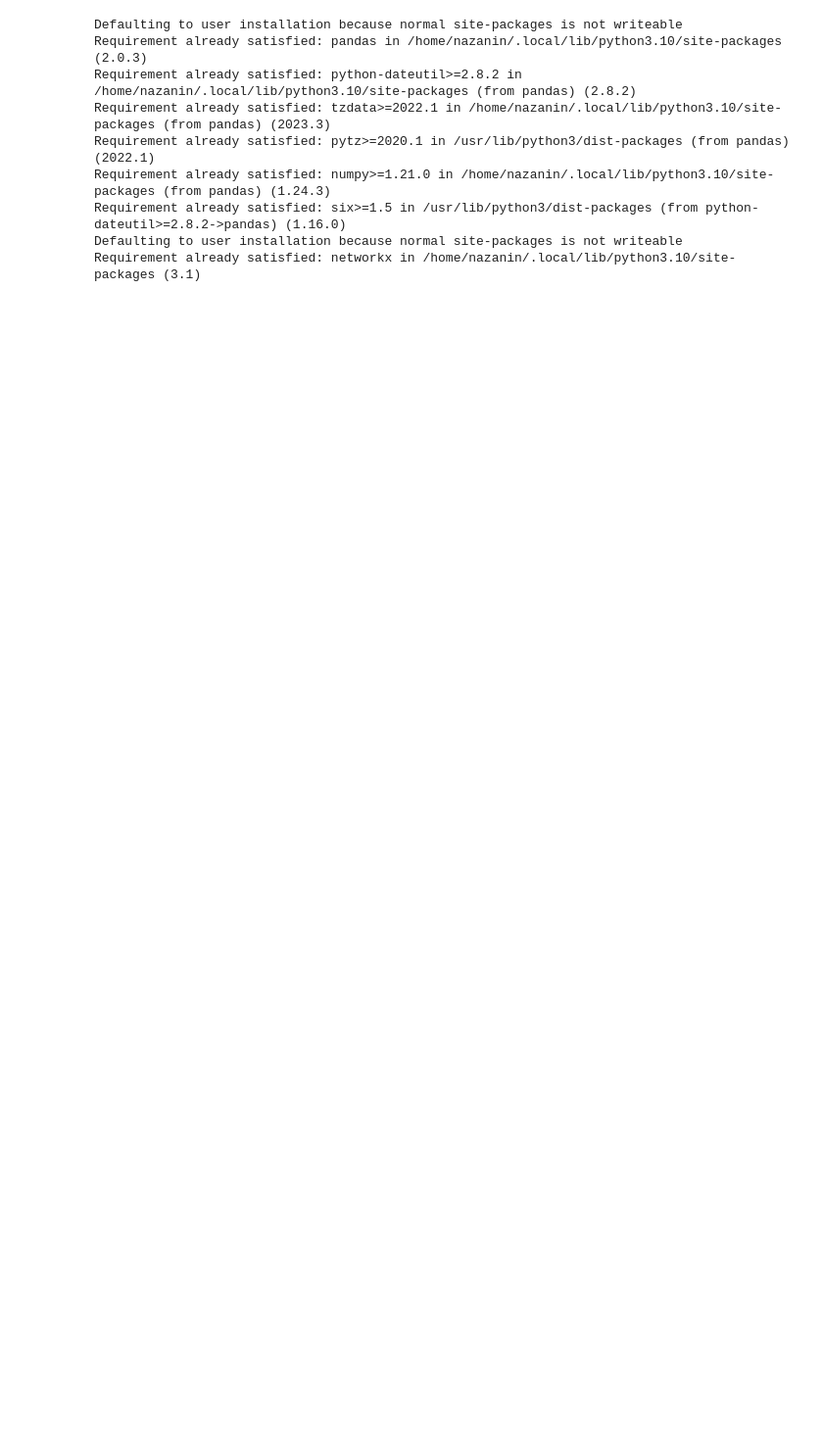
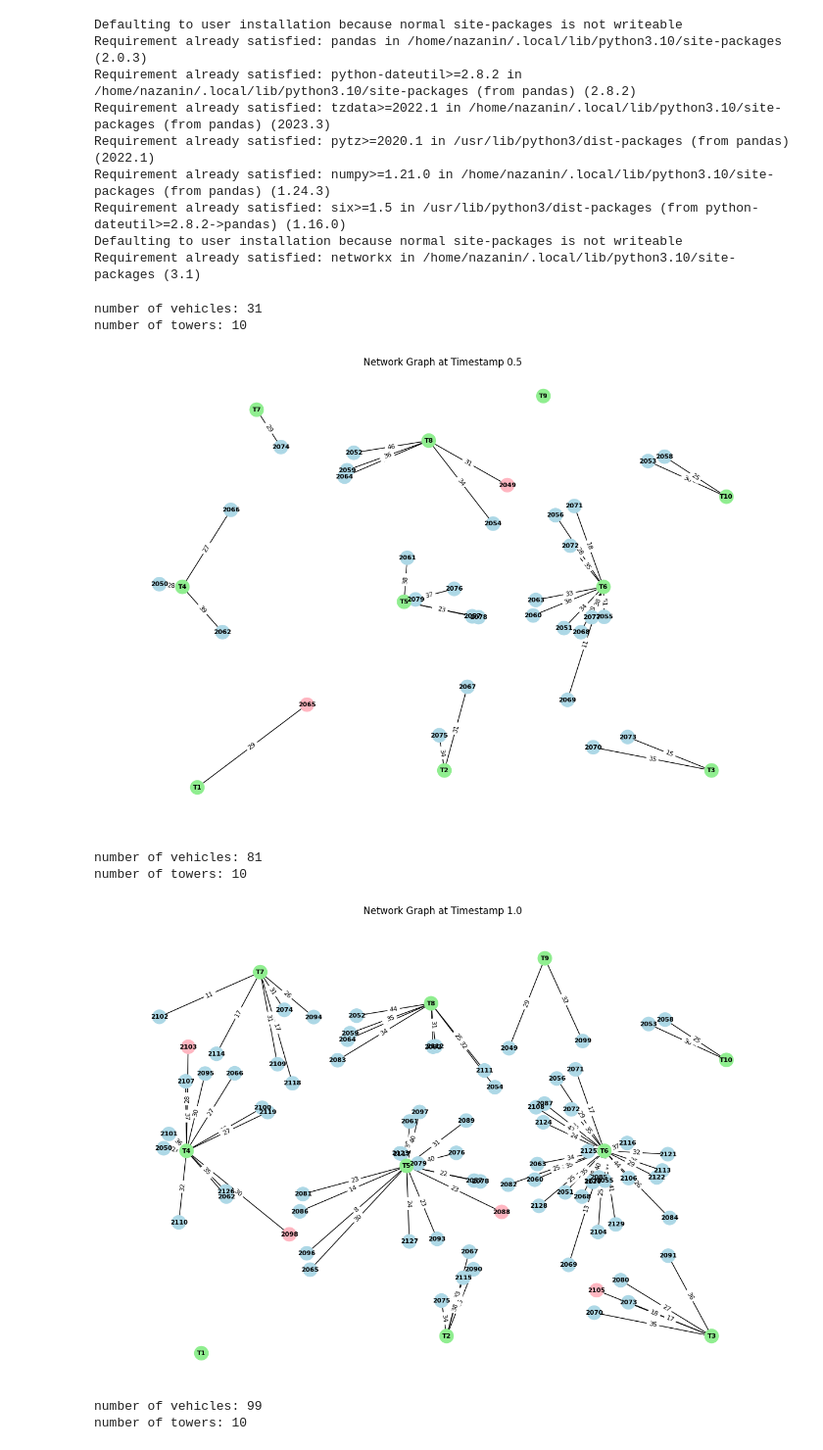
Before and after one commit to nazaninmehregan/GNN-Based-5G-Handover-Optimization, a Jupyter notebook: GNN.ipynb, the cells around one changed output. Shown: that part at 98% size. Cells and saved outputs as stored; diff of their text form; code cells hidden in the pictures; blank space fills up the shorter version.

Commit message:
completed graph visualisation

```diff
--- a/GNN.ipynb
+++ b/GNN.ipynb
@@ -137,44 +142,82 @@ def check_handovers(df, current_timestamp, next_timestamp):
 # Visualization function
 def visualize_graph(G, handovers, vehicle_mapping, tower_mapping):
     # Set node attributes for vehicle and tower IDs and colors
-    # print(G.number_of_edges())
     for node in G.nodes:
         node_info = G.nodes[node]
         node_type = node_info['type']
         if node_type == 'vehicle':
-            vehicle_id = node_info['label'].split()[-1]
-            label = f'Vehicle {vehicle_id}'
-            color = 'blue'  # Color for vehicles
+            label = node_info['label']
+            color = 'lightblue'  # Color for vehicles
         elif node_type == 'tower':
-            tower_id = node_info['label'].split()[-1]
-            label = f'Tower {tower_id}'
-            color = 'green'  # Color for towers
+            label = node_info['label']
+            color = 'lightgreen'  # Color for towers
         else:
             label = 'Unknown'
             color = 'gray'
 
         G.nodes[node]['label'] = label
         G.nodes[node]['color'] = color
 
     # Highlight handover nodes
     for vehicle_id, handover in handovers.items():
         if handover:
             node = vehicle_mapping.get(vehicle_id)
             if node is not None:
-                G.nodes[node]['color'] = 'red'  # Highlight color for handovers
+                G.nodes[node]['color'] = 'lightpink'  # Highlight color for handovers
 
     # Set edge attributes for master RSSI
     for u, v in G.edges:
-        edge_data = G.edges[u, v]
+        edge_data = G[u][v]
         # Ensure that the 'masterRssi' key is correctly named as per your data
-        master_rssi = edge_data.get('master_rssi', 0.0)  # Default to 'N/A' if not available
-        G.edges[u, v]['label'] = f"{master_rssi}"
-        # print(edge_data)
+        master_rssi = edge_data.get('rssi', 0.0)  # Default to 'N/A' if not available
+        G.edges[u, v]['label'] = str(int(master_rssi))
 
     # Prepare colors for nodes
     node_colors = [G.nodes[node]['color'] for node in G.nodes]
 
     # Visualize the graph
     pos = nx.get_node_attributes(G, 'pos')
-    nx.draw(G, pos=pos, node_color=node_colors, with_labels=False, labels=nx.get_node_attributes(G, 'label'))
-    nx.draw_networkx_edge_labels(G, pos=pos, edge_labels=nx.get_edge_attributes(G, 'label'))
+    scale_factor = 100
+    # Scale the x and y coordinates of each node
+    scaled_pos = {node: (x * scale_factor, y * scale_factor) for node, (x, y) in pos.items()}
+    nx.set_node_attributes(G, scaled_pos, 'pos')
+
+    nx.draw(G, pos=scaled_pos, node_color=node_colors, with_labels=True, labels=nx.get_node_attributes(G, 'label'),font_size=8, font_weight='bold')
+    nx.draw_networkx_edge_labels(G, pos=scaled_pos, edge_labels=nx.get_edge_attributes(G, 'label'),font_size=8)
+
+
+# Function to visualize graphs for all timestamps within a specified range
+def visualize_for_timestamp_range(df, start_timestamp, end_timestamp):
+    # Filter timestamps within the specified range
+    timestamps = df['timestamp'].unique()
+    timestamps_in_range = [t for t in timestamps if start_timestamp <= t <= end_timestamp]
+
+    for timestamp in timestamps_in_range:
+        # Get the next timestamp in the sequence for handover comparison
+        next_timestamp_index = np.where(timestamps == timestamp)[0][0] + 1
+        if next_timestamp_index < len(timestamps):
+            next_timestamp = timestamps[next_timestamp_index]
+        else:
+            next_timestamp = timestamp  # No handover if it's the last timestamp
+
+        # Check for handovers and create the graph for the current timestamp
+        handovers = check_handovers(df, timestamp, next_timestamp)
+        _, G, vehicle_mapping, tower_mapping = create_graph_data_for_timestamp(df, timestamp)
+
+        # Visualize the graph
+        plt.figure(figsize=(12, 8))
+        visualize_graph(G, handovers, vehicle_mapping, tower_mapping)
+        plt.title(f'Network Graph at Timestamp {timestamp}')
+        plt.show()
+
+# Example usage: Visualize graphs for a range of timestamps
+visualize_for_timestamp_range(data, start_timestamp=0.5, end_timestamp=1.5)
+# %% [output]
+number of vehicles: 31
+number of towers: 10
+[figure, added]
+number of vehicles: 81
+number of towers: 10
+[figure, added]
+number of vehicles: 99
+number of towers: 10
```
Also changed, not shown: parts of 5 cells of this notebook.
